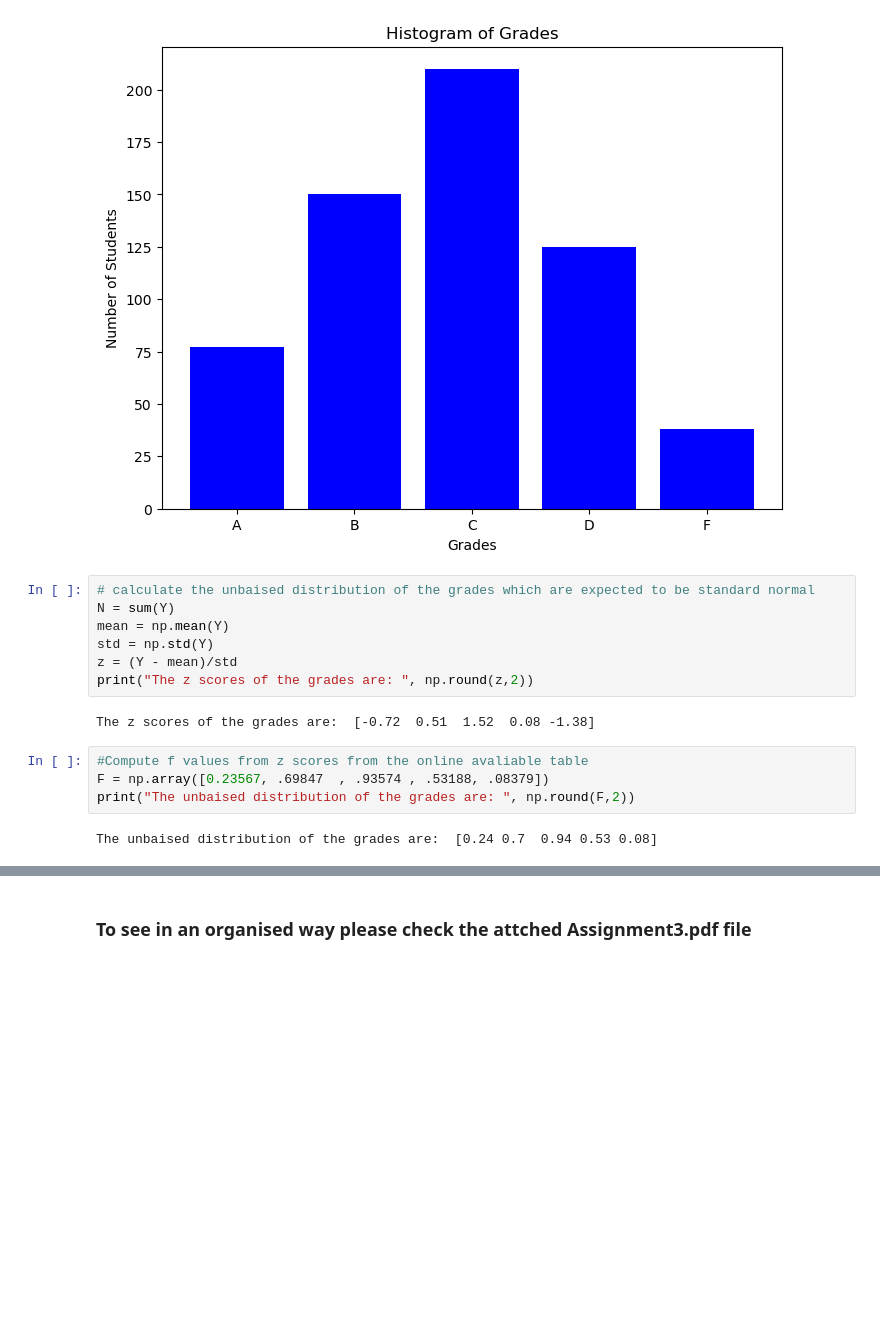
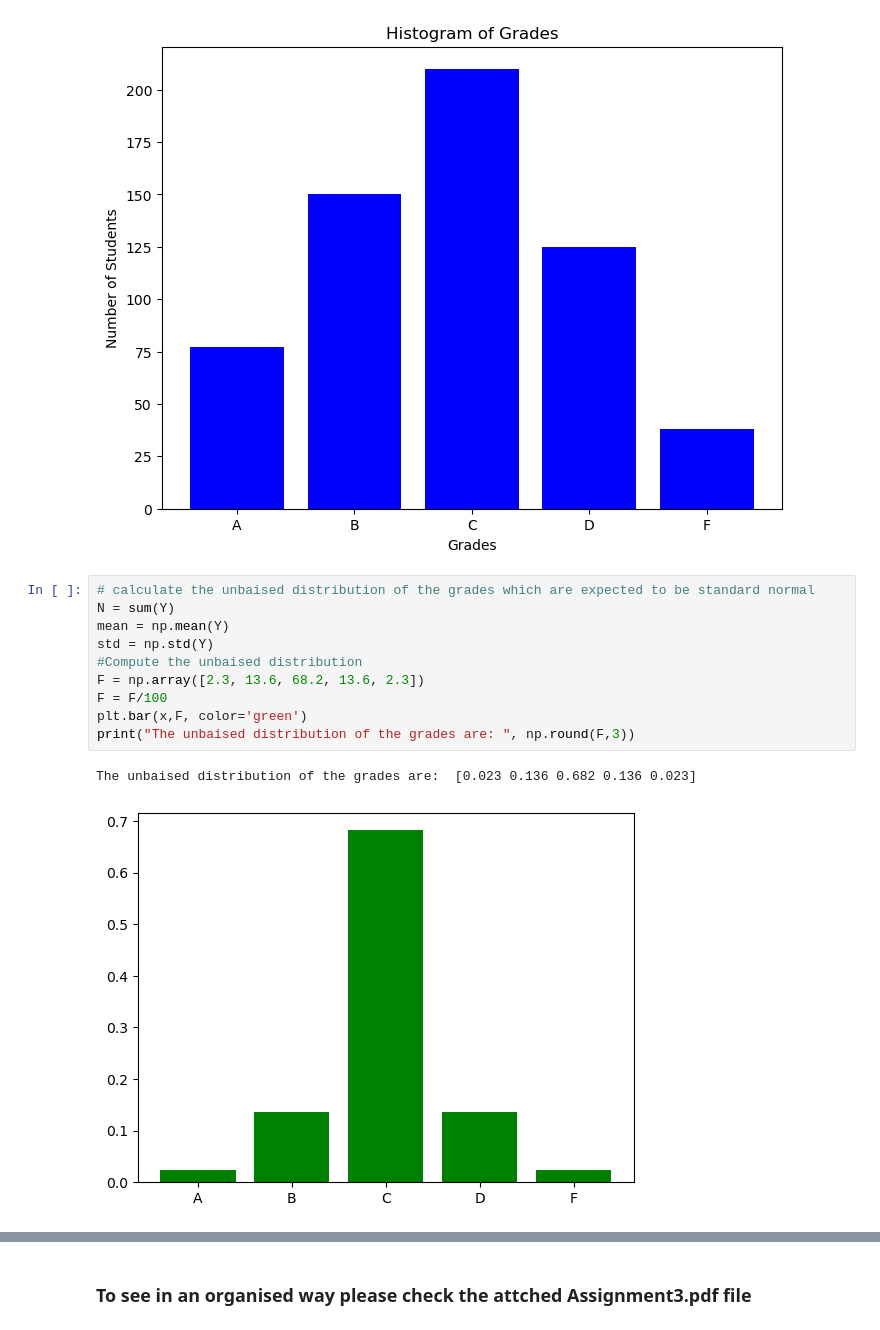
Before and after one commit to jabed-umar/adv-comp-phys, a Jupyter notebook: assign_3.ipynb, the cells around one changed output, grey strips where cells are left out. Drawn from its saved outputs; the diff is of its cells as text; blank space fills up the shorter version.

```diff
--- a/assign_3.ipynb
+++ b/assign_3.ipynb
@@ -184,18 +184,16 @@ plt.show()
 # %%
 # calculate the unbaised distribution of the grades which are expected to be standard normal
 N = sum(Y)
 mean = np.mean(Y)
 std = np.std(Y)
-z = (Y - mean)/std
-print("The z scores of the grades are: ", np.round(z,2))
+#Compute the unbaised distribution
+F = np.array([2.3, 13.6, 68.2, 13.6, 2.3])
+F = F/100
+plt.bar(x,F, color='green')
+print("The unbaised distribution of the grades are: ", np.round(F,3))
 # %% [output]
-The z scores of the grades are:  [-0.72  0.51  1.52  0.08 -1.38]
+The unbaised distribution of the grades are:  [0.023 0.136 0.682 0.136 0.023]
+[figure, added]
-# %%
-#Compute f values from z scores from the online avaliable table
-F = np.array([0.23567, .69847  , .93574 , .53188, .08379])
-print("The unbaised distribution of the grades are: ", np.round(F,2))
-# %% [output]
-The unbaised distribution of the grades are:  [0.24 0.7  0.94 0.53 0.08]
 # %%
 # find the expected frequency of the grades
 E = N*F
```
Also changed, not shown: parts of 5 cells of this notebook, 1 other file.
